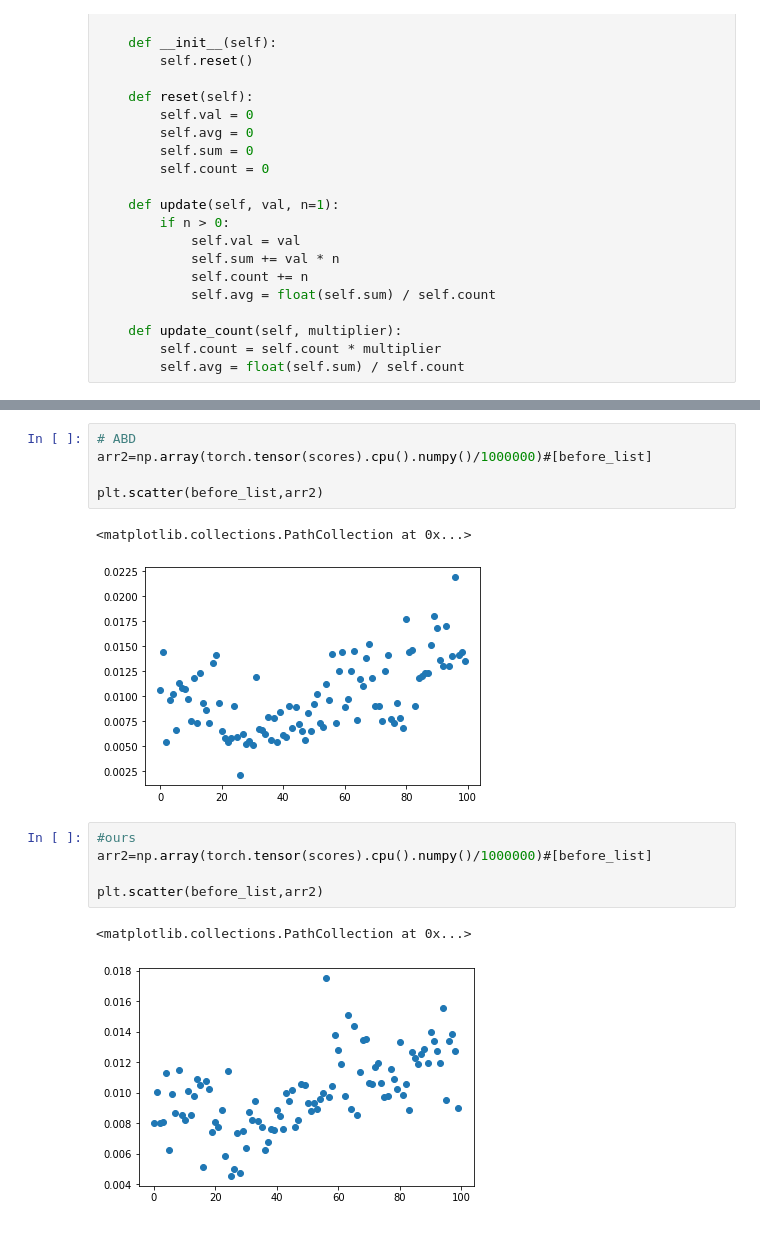
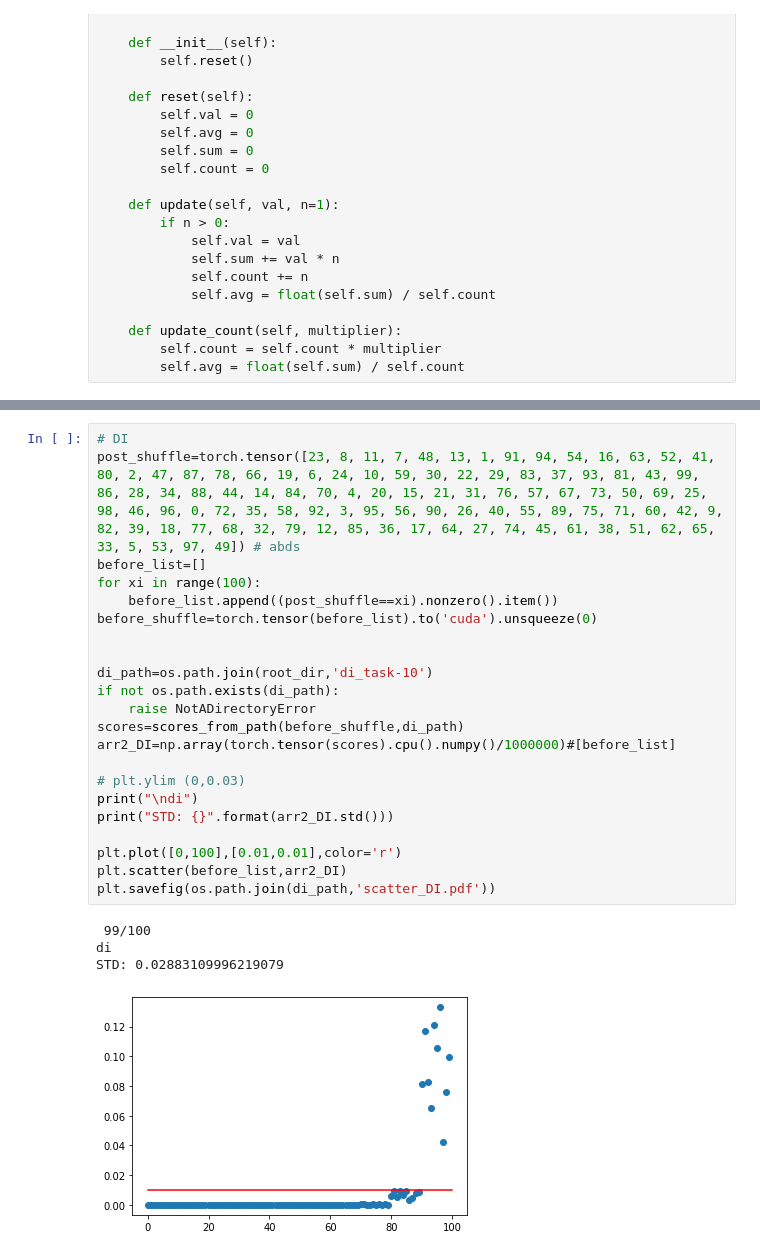
Before and after one commit to lakeeye1220/DFCIL, a Jupyter notebook: visualize.ipynb, the cells around one changed output, grey strips where cells are left out. Cells and saved outputs as stored; diff of their text form.

Commit message:
visualization

```diff
--- a/visualize.ipynb
+++ b/visualize.ipynb
@@ -203,16 +170,27 @@ plt.scatter(before_list,arr2)
-# %%
-# ABD
-arr2=np.array(torch.tensor(scores).cpu().numpy()/1000000)#[before_list]
-
-plt.scatter(before_list,arr2)
-# %% [output]
-<matplotlib.collections.PathCollection at 0x...>
-[figure, removed]
-# %%
-#ours
-arr2=np.array(torch.tensor(scores).cpu().numpy()/1000000)#[before_list]
-
-plt.scatter(before_list,arr2)
-# %% [output]
-<matplotlib.collections.PathCollection at 0x...>
-[figure, removed]
+# %%
+# DI
+post_shuffle=torch.tensor([23, 8, 11, 7, 48, 13, 1, 91, 94, 54, 16, 63, 52, 41, 80, 2, 47, 87, 78, 66, 19, 6, 24, 10, 59, 30, 22, 29, 83, 37, 93, 81, 43, 99, 86, 28, 34, 88, 44, 14, 84, 70, 4, 20, 15, 21, 31, 76, 57, 67, 73, 50, 69, 25, 98, 46, 96, 0, 72, 35, 58, 92, 3, 95, 56, 90, 26, 40, 55, 89, 75, 71, 60, 42, 9, 82, 39, 18, 77, 68, 32, 79, 12, 85, 36, 17, 64, 27, 74, 45, 61, 38, 51, 62, 65, 33, 5, 53, 97, 49]) # abds
+before_list=[]
+for xi in range(100):
+    before_list.append((post_shuffle==xi).nonzero().item())
+before_shuffle=torch.tensor(before_list).to('cuda').unsqueeze(0)
+
+
+di_path=os.path.join(root_dir,'di_task-10')
+if not os.path.exists(di_path):
+    raise NotADirectoryError
+scores=scores_from_path(before_shuffle,di_path)
+arr2_DI=np.array(torch.tensor(scores).cpu().numpy()/1000000)#[before_list]
+
+# plt.ylim (0,0.03)
+print("\ndi")
+print("STD: {}".format(arr2_DI.std()))
+
+plt.plot([0,100],[0.01,0.01],color='r')
+plt.scatter(before_list,arr2_DI)
+plt.savefig(os.path.join(di_path,'scatter_DI.pdf'))
+# %% [output]
+ 99/100
+di
+STD: 0.02883109996219079
+[figure, added]
```
Also changed, not shown: parts of 5 cells of this notebook.
